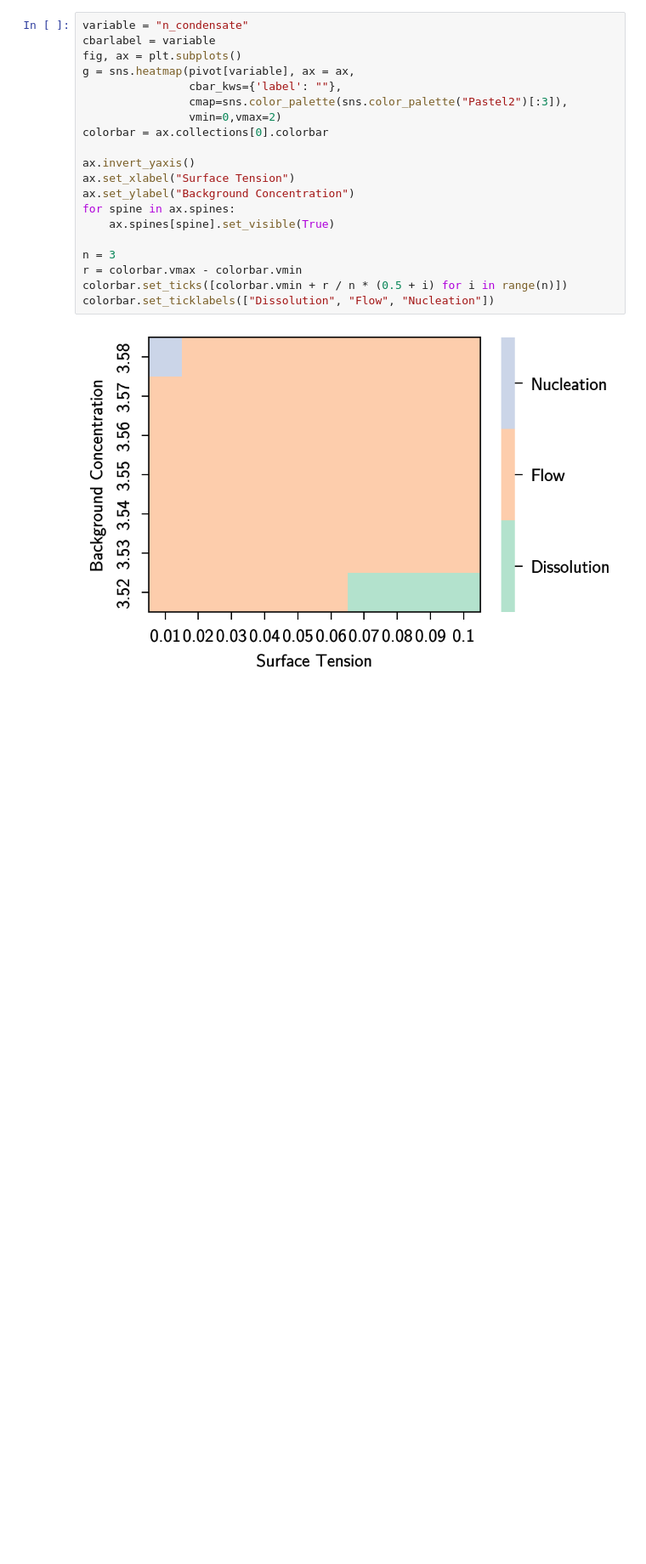
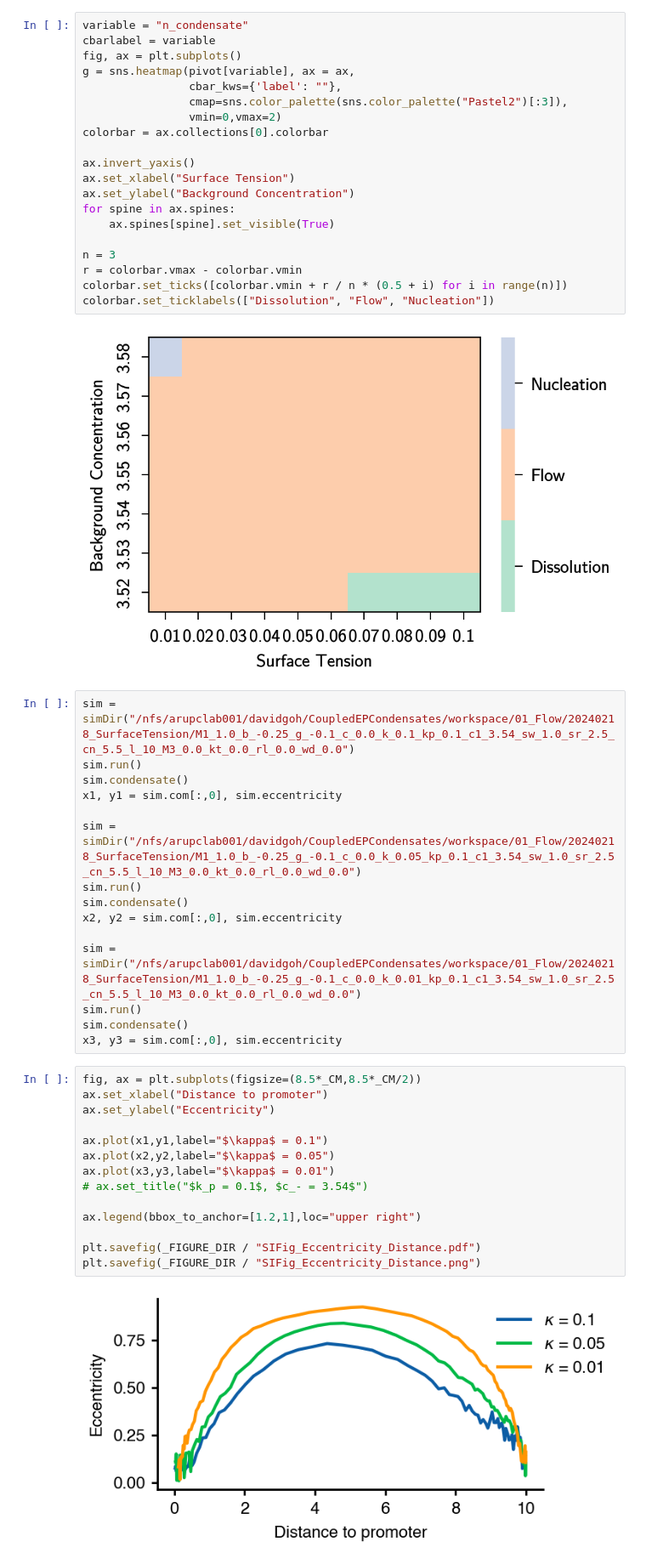
Before and after one commit to gohdavid/CoupledEPCondensates, a Jupyter notebook: workspace/01_Analysis/20240218_SurfaceTension.ipynb, the cells around one changed output. Shown: that part at 85% size. Saved outputs shown, nothing was run; the diff lists cells and outputs as text; blank space fills up the shorter version.

```diff
--- a/workspace/01_Analysis/20240218_SurfaceTension.ipynb
+++ b/workspace/01_Analysis/20240218_SurfaceTension.ipynb
@@ -194,3 +220,34 @@ colorbar.set_ticks([colorbar.vmin + r / n * (0.5 + i) for i in range(n)])
 colorbar.set_ticklabels(["Dissolution", "Flow", "Nucleation"])
 # %% [output]
 [figure]
+# %%
+sim = simDir("/nfs/arupclab001/davidgoh/CoupledEPCondensates/workspace/01_Flow/20240218_SurfaceTension/M1_1.0_b_-0.25_g_-0.1_c_0.0_k_0.1_kp_0.1_c1_3.54_sw_1.0_sr_2.5_cn_5.5_l_10_M3_0.0_kt_0.0_rl_0.0_wd_0.0")
+sim.run()
+sim.condensate()
+x1, y1 = sim.com[:,0], sim.eccentricity
+
+sim = simDir("/nfs/arupclab001/davidgoh/CoupledEPCondensates/workspace/01_Flow/20240218_SurfaceTension/M1_1.0_b_-0.25_g_-0.1_c_0.0_k_0.05_kp_0.1_c1_3.54_sw_1.0_sr_2.5_cn_5.5_l_10_M3_0.0_kt_0.0_rl_0.0_wd_0.0")
+sim.run()
+sim.condensate()
+x2, y2 = sim.com[:,0], sim.eccentricity
+
+sim = simDir("/nfs/arupclab001/davidgoh/CoupledEPCondensates/workspace/01_Flow/20240218_SurfaceTension/M1_1.0_b_-0.25_g_-0.1_c_0.0_k_0.01_kp_0.1_c1_3.54_sw_1.0_sr_2.5_cn_5.5_l_10_M3_0.0_kt_0.0_rl_0.0_wd_0.0")
+sim.run()
+sim.condensate()
+x3, y3 = sim.com[:,0], sim.eccentricity
+# %%
+fig, ax = plt.subplots(figsize=(8.5*_CM,8.5*_CM/2))
+ax.set_xlabel("Distance to promoter")
+ax.set_ylabel("Eccentricity")
+
+ax.plot(x1,y1,label="$\kappa$ = 0.1")
+ax.plot(x2,y2,label="$\kappa$ = 0.05")
+ax.plot(x3,y3,label="$\kappa$ = 0.01")
+# ax.set_title("$k_p = 0.1$, $c_- = 3.54$")
+
+ax.legend(bbox_to_anchor=[1.2,1],loc="upper right")
+
+plt.savefig(_FIGURE_DIR / "SIFig_Eccentricity_Distance.pdf")
+plt.savefig(_FIGURE_DIR / "SIFig_Eccentricity_Distance.png")
+# %% [output]
+[figure, added]
```
Also changed, not shown: parts of 4 cells of this notebook, 6 other files.
